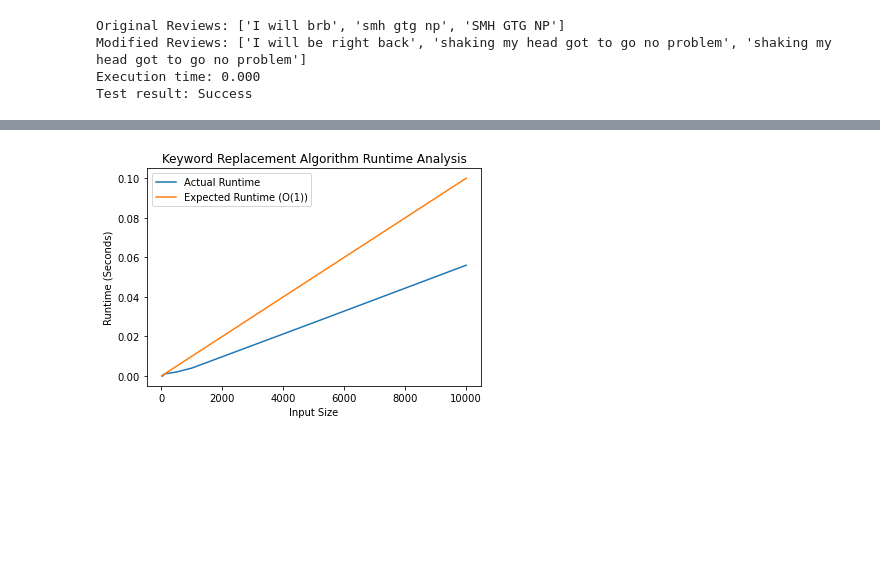
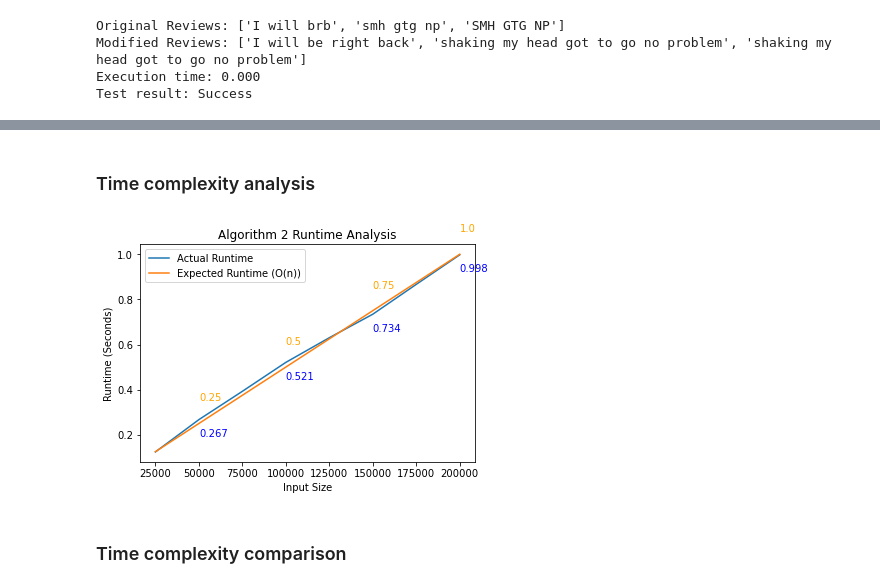
Before and after one commit to nickedchen/Keyword-Replacement-Algorithm, a Jupyter notebook: Milestone4.ipynb, the cells around one changed output, grey strips where cells are left out. Cells and saved outputs as stored; diff of their text form; code cells hidden in the pictures; blank space fills up the shorter version.

```diff
--- a/Milestone4.ipynb
+++ b/Milestone4.ipynb
@@ -6,5 +9,7 @@ from Milestone4 import load_acronyms, load_reviews, replace_acronyms, test1, tes
 # %%
-acronym_expansion_map = load_acronyms('data/acronyms/slang.csv')
+# Load acronyms and reviews
+acronym_expansion_map = load_acronyms2('data/acronyms/slang.csv')
+acronym_list, expansion_list = load_acronyms1('data/acronyms/slang.csv')
 review_list = load_reviews('data/reviews')
 test1_review_list = load_reviews('data/test1reviews')
 test2_review_list = load_reviews('data/test2reviews')
@@ -35,5 +45,7 @@ def measure_runtime(func, *args):
     end_time = time.time()
     return end_time - start_time
 # %%
-input_sizes = [10, 50, 100, 500, 1000, 5000, 10000]
+# Define lists of input sizes to test
+input_sizes = [25000, 50000, 75000, 100000, 125000, 150000, 175000, 200000]
+input_sizes2 = [0, 20000, 40000, 60000, 80000, 100000]
 # %%
@@ -42,17 +59,28 @@ expected_runtimes = []
 # %%
+# Iterate over input sizes and measure runtimes
 for size in input_sizes:
     reviews = review_list[:size]
-    runtime = measure_runtime(replace_acronyms, reviews, acronym_expansion_map)
+    runtime = measure_runtime(replace_acronyms2, reviews, acronym_expansion_map)
     runtimes.append(runtime)
-    expected_runtime = size * 0.00001
+    expected_runtime = size * 0.000005
     expected_runtimes.append(expected_runtime)
+# %% [markdown]
+### Time complexity analysis
 # %%
+# Plot runtimes and expected runtimes
 plt.plot(input_sizes, runtimes, label='Actual Runtime')
-plt.plot(input_sizes, expected_runtimes, label='Expected Runtime (O(1))')
+for index in range(1, len(input_sizes), 2):
+    plt.text(input_sizes[index], runtimes[index] - 0.075, round(runtimes[index], 3), color = "blue")
+plt.plot(input_sizes, expected_runtimes, label='Expected Runtime (O(n))')
+for index in range(1, len(input_sizes), 2):
+    plt.text(input_sizes[index], expected_runtimes[index] + 0.1, round(expected_runtimes[index], 3), color = "orange")
 plt.xlabel('Input Size')
 plt.ylabel('Runtime (Seconds)')
-plt.title('Keyword Replacement Algorithm Runtime Analysis')
+plt.title('Algorithm 2 Runtime Analysis')
 plt.legend()
 plt.show()
+plt.close()
 # %% [output]
-[figure, old version]
+[figure, new version]
+# %% [markdown]
+### Time complexity comparison
```
Also changed, not shown: parts of 9 cells of this notebook, 1 other file.
